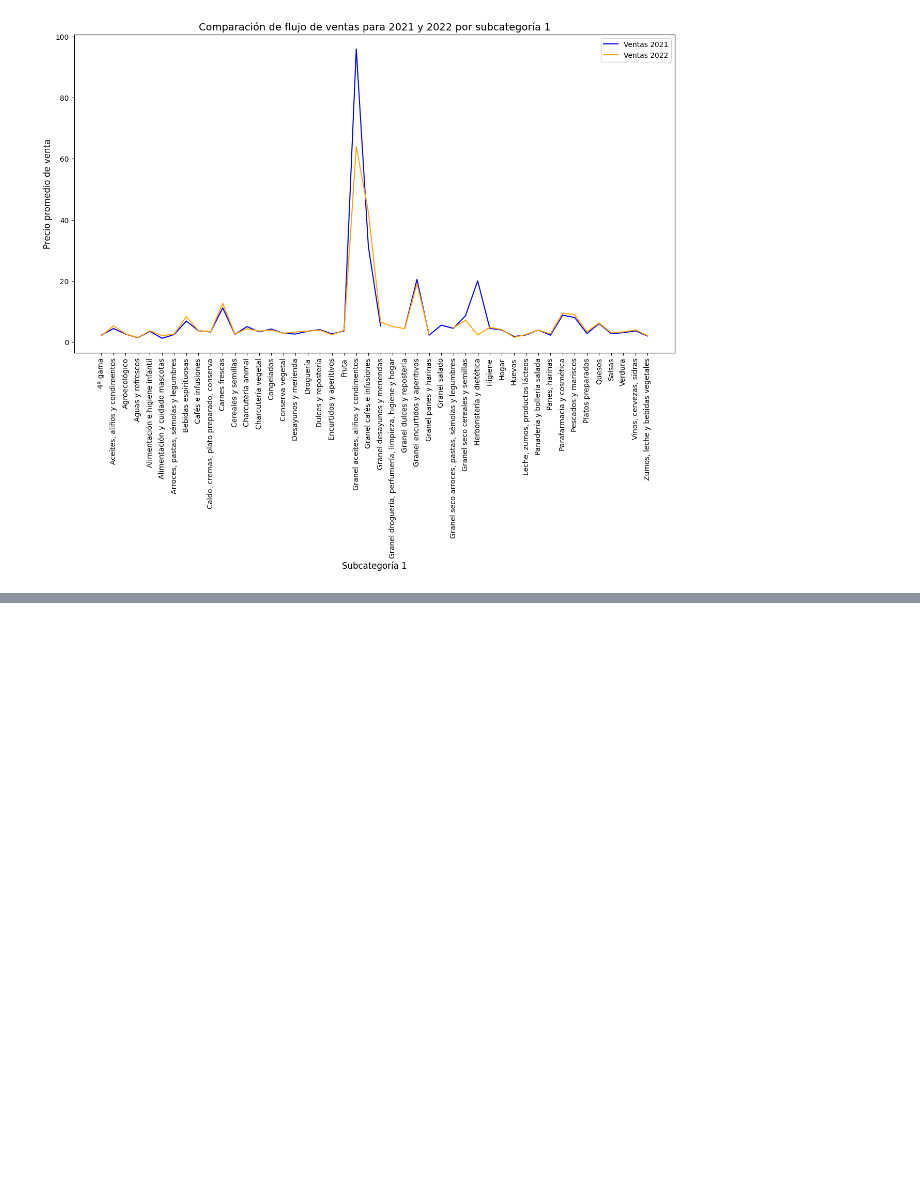
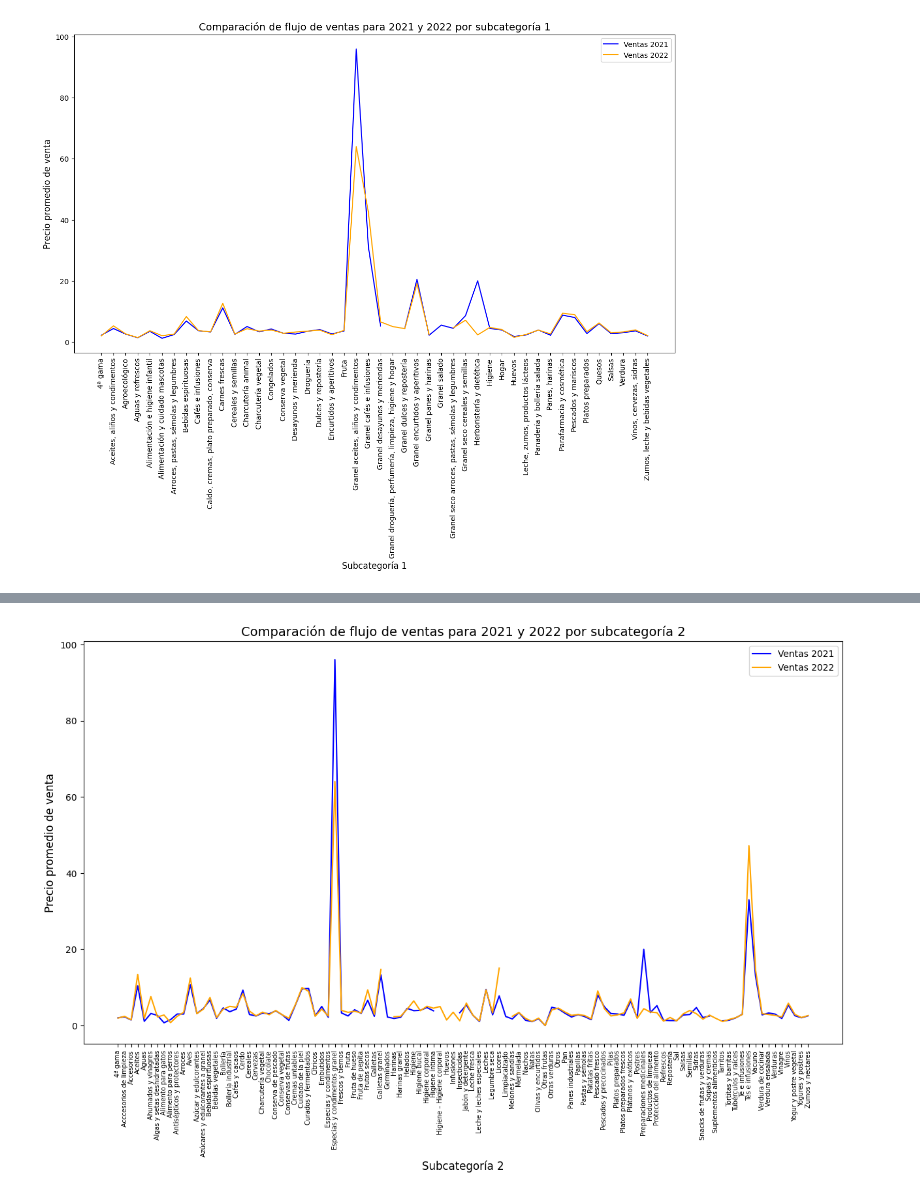
Before and after one commit to Factoria-F5-AI-Bootcamp-1-Edicion/Proyecto_Osa, a Jupyter notebook: EDA_Osa.ipynb, the cells around one changed output, grey strips where cells are left out. Drawn from its saved outputs; the diff is of its cells as text; code cells hidden in the pictures; blank space fills up the shorter version.

Commit message:
Gráfico: Comparación de flujo de ventas para 2021 y 2022 por subcategoría 2

```diff
--- a/EDA_Osa.ipynb
+++ b/EDA_Osa.ipynb
@@ -772,0 +794,30 @@ plt.show()
+# %%
+# Gráfico: Comparación de flujo de ventas para 2021 y 2022 por subcategoría 2
+
+# Pivotea los datos
+Variacion_Venta_SubCatego2 = Osa_df.pivot_table(index='Subcategoria_2', columns=str('Año_Venta'), values='Precio_Prod', aggfunc='mean')
+
+# Selecciona solo los datos de 2021 y 2022
+ventas_2021 = Variacion_Venta_SubCatego2[2021]
+ventas_2022 = Variacion_Venta_SubCatego2[2022]
+
+# Ajusta el tamaño de la figura
+fig, ax = plt.subplots(figsize=(15, 8))
+
+# Crea el gráfico de líneas
+ax.plot(ventas_2021.index, ventas_2021.values, color='blue', label='Ventas 2021')
+ax.plot(ventas_2022.index, ventas_2022.values, color='orange', label='Ventas 2022')
+
+# Ajusta los rótulos del eje x
+ax.set_xticklabels(ventas_2021.index, rotation=90,   fontsize=7)
+
+# Agrega leyendas y títulos
+plt.legend()
+plt.title('Comparación de flujo de ventas para 2021 y 2022 por subcategoría 2',  fontsize=14)
+plt.xlabel('Subcategoría 2',  fontsize=12)
+plt.ylabel('Precio promedio de venta',  fontsize=12)
+
+# Muestra el gráfico
+plt.show()
+# %% [output]
+[figure, added]
```
Also changed, not shown: parts of 2 cells of this notebook.
